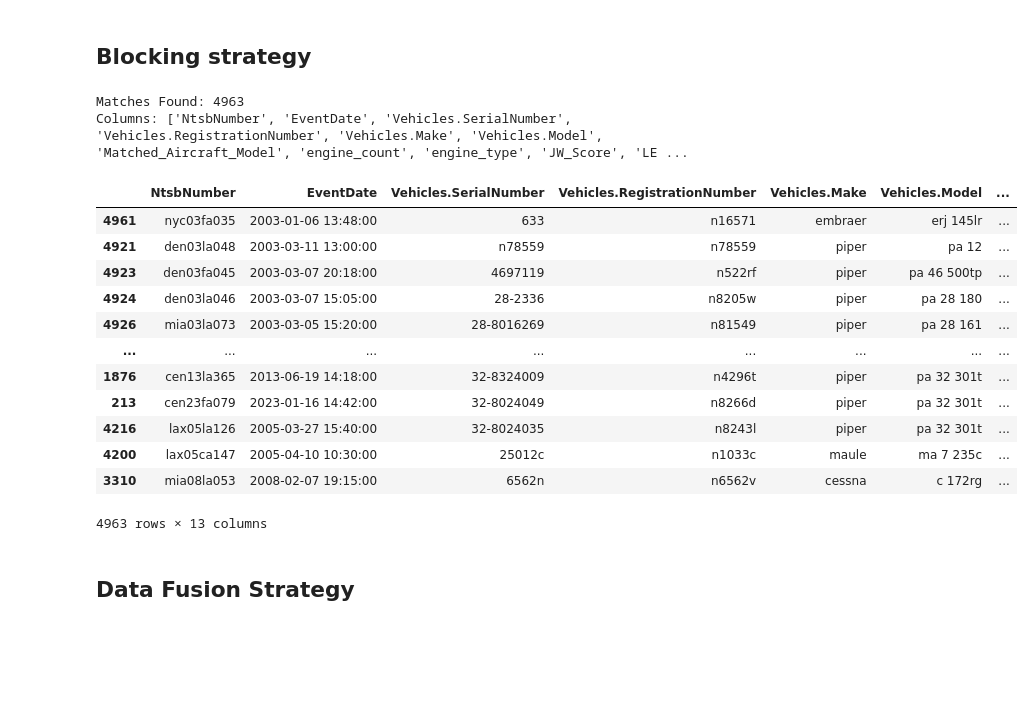
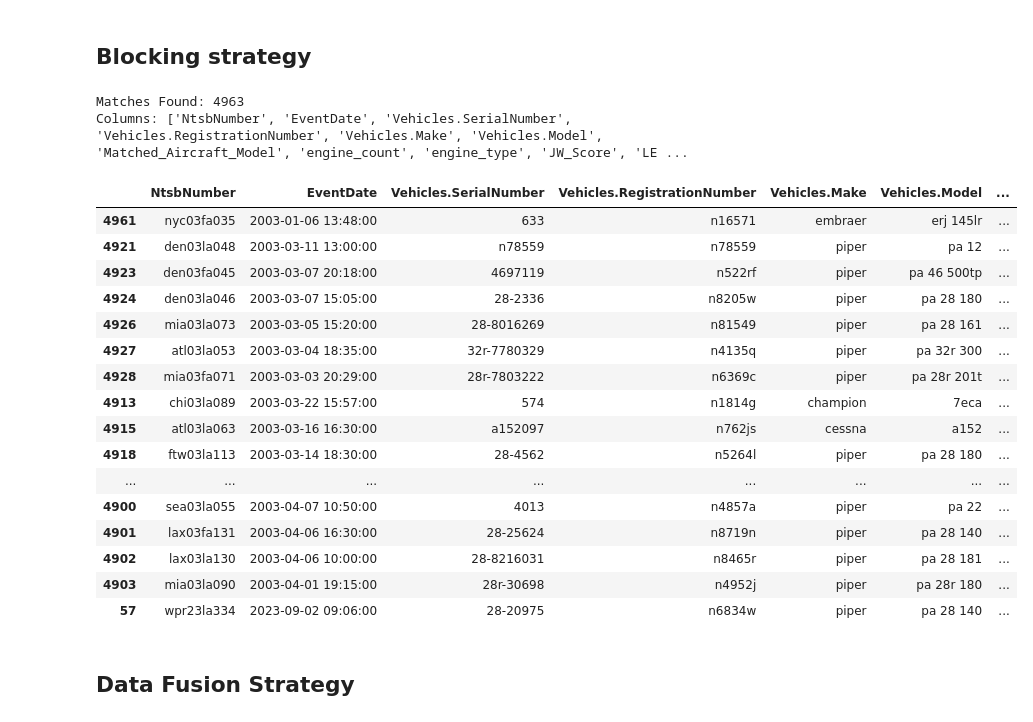
Before and after one commit to tratom/fcul-ipai-project, a Jupyter notebook: project.ipynb, the cells around one changed output. Drawn from its saved outputs; the diff is of its cells as text; code cells hidden in the pictures; blank space fills up the shorter version.

```diff
--- a/project.ipynb
+++ b/project.ipynb
@@ -746,42 +729,46 @@ for i, ntsb_row in df_ntsb_model.iterrows():
                 'Vehicles.Make': ntsb_row['Vehicles.Make'],
                 'Vehicles.Model': model_ntsb,
                 'Matched_Aircraft_Model': model_aircraft,
                 'engine_count': df_aircraft.loc[idx, 'engine_count'],
                 'engine_type': df_aircraft.loc[idx, 'engine_type'],
                 'JW_Score': round(jw_score, 3),
                 'LEV_Score': round(lev_score, 3),
                 'Jac_Score': round(jac_score, 3),
                 'SimilarityScore': round(final_score, 4)
             })
             matched_set.add(match_id)
             serial_set.add(ntsb_row['Vehicles.SerialNumber'])
 
 # === 6. Final Output ===
 if not matches:
     print("No matches found with the current rules.")
 else:
     df_matches = pd.DataFrame(matches)
     print(f"Matches Found: {len(df_matches)}")
     print("Columns:", df_matches.columns.tolist())
     df_matches = df_matches.sort_values(by='SimilarityScore', ascending=False)
-    display(df_matches)
-    df_matches.to_csv(PATH+"binding/matched_results.csv", index=False)
+    display(df_matches.head(25))
+    df_matches.to_csv('data_sources/binding/matched_results.csv', index=False)
 # %% [output]
 Matches Found: 4963
 Columns: ['NtsbNumber', 'EventDate', 'Vehicles.SerialNumber', 'Vehicles.RegistrationNumber', 'Vehicles.Make', 'Vehicles.Model', 'Matched_Aircraft_Model', 'engine_count', 'engine_type', 'JW_Score', 'LE ...
 |  | NtsbNumber | EventDate | Vehicles.SerialNumber | Vehicles.RegistrationNumber | Vehicles.Make | Vehicles.Model | ... |
 | 4961 | nyc03fa035 | 2003-01-06 13:48:00 | 633 | n16571 | embraer | erj 145lr | ... |
 | 4921 | den03la048 | 2003-03-11 13:00:00 | n78559 | n78559 | piper | pa 12 | ... |
 | 4923 | den03fa045 | 2003-03-07 20:18:00 | 4697119 | n522rf | piper | pa 46 500tp | ... |
 | 4924 | den03la046 | 2003-03-07 15:05:00 | 28-2336 | n8205w | piper | pa 28 180 | ... |
 | 4926 | mia03la073 | 2003-03-05 15:20:00 | 28-8016269 | n81549 | piper | pa 28 161 | ... |
+| 4927 | atl03la053 | 2003-03-04 18:35:00 | 32r-7780329 | n4135q | piper | pa 32r 300 | ... |
+| 4928 | mia03fa071 | 2003-03-03 20:29:00 | 28r-7803222 | n6369c | piper | pa 28r 201t | ... |
+| 4913 | chi03la089 | 2003-03-22 15:57:00 | 574 | n1814g | champion | 7eca | ... |
+| 4915 | atl03la063 | 2003-03-16 16:30:00 | a152097 | n762js | cessna | a152 | ... |
+| 4918 | ftw03la113 | 2003-03-14 18:30:00 | 28-4562 | n5264l | piper | pa 28 180 | ... |
 | ... | ... | ... | ... | ... | ... | ... | ... |
-| 1876 | cen13la365 | 2013-06-19 14:18:00 | 32-8324009 | n4296t | piper | pa 32 301t | ... |
-| 213 | cen23fa079 | 2023-01-16 14:42:00 | 32-8024049 | n8266d | piper | pa 32 301t | ... |
-| 4216 | lax05la126 | 2005-03-27 15:40:00 | 32-8024035 | n8243l | piper | pa 32 301t | ... |
-| 4200 | lax05ca147 | 2005-04-10 10:30:00 | 25012c | n1033c | maule | ma 7 235c | ... |
-| 3310 | mia08la053 | 2008-02-07 19:15:00 | 6562n | n6562v | cessna | c 172rg | ... |
+| 4900 | sea03la055 | 2003-04-07 10:50:00 | 4013 | n4857a | piper | pa 22 | ... |
+| 4901 | lax03fa131 | 2003-04-06 16:30:00 | 28-25624 | n8719n | piper | pa 28 140 | ... |
+| 4902 | lax03la130 | 2003-04-06 10:00:00 | 28-8216031 | n8465r | piper | pa 28 181 | ... |
+| 4903 | mia03la090 | 2003-04-01 19:15:00 | 28r-30698 | n4952j | piper | pa 28r 180 | ... |
+| 57 | wpr23la334 | 2023-09-02 09:06:00 | 28-20975 | n6834w | piper | pa 28 140 | ... |
-4963 rows × 13 columns
 # %% [markdown]
 ## Data Fusion Strategy
 # %%
```
Also changed, not shown: parts of 16 cells of this notebook, 28 other files.
